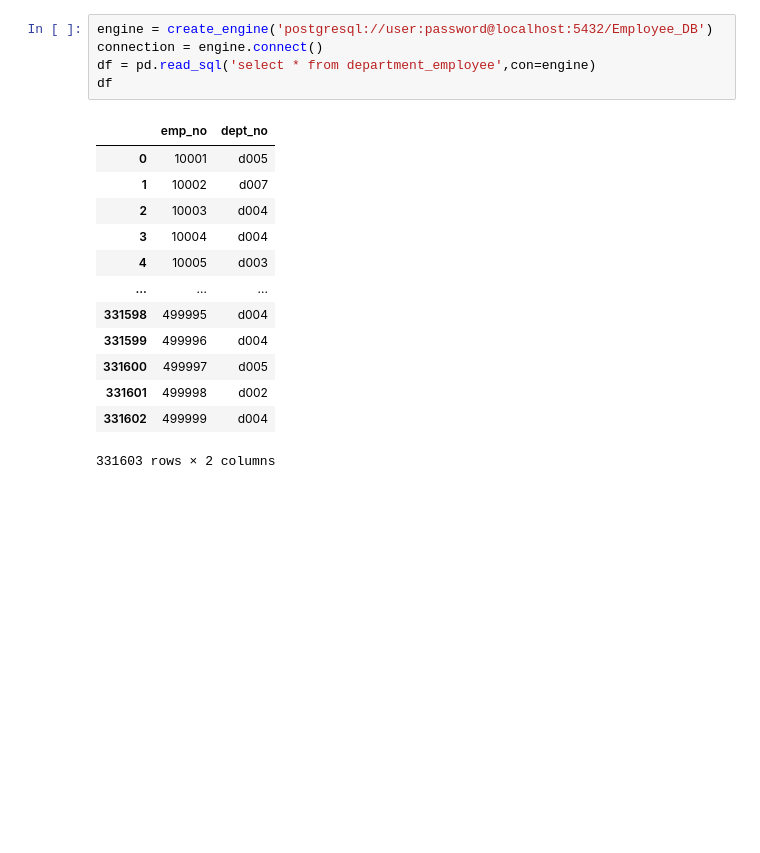
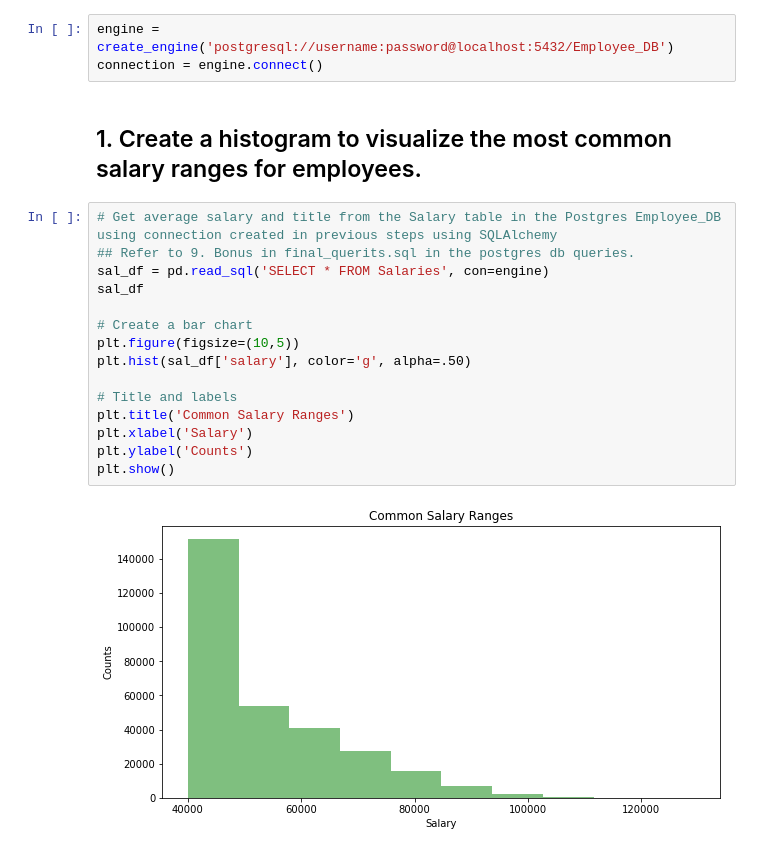
Before and after one commit to tarakp/Data_Analytics, a Jupyter notebook: 09-SQL Challenge/EmployeeSQL/Bonus-Data Engineering.ipynb, the cells around one changed output. Drawn from its saved outputs; the diff is of its cells as text; blank space fills up the shorter version.

Commit message:
bonus .ipynb & Final quries

```diff
--- a/09-SQL Challenge/EmployeeSQL/Bonus-Data Engineering.ipynb
+++ b/09-SQL Challenge/EmployeeSQL/Bonus-Data Engineering.ipynb
@@ -5,19 +14,22 @@ from sqlalchemy import create_engine
 # %%
-engine = create_engine('postgresql://user:password@localhost:5432/Employee_DB')
+engine = create_engine('postgresql://username:password@localhost:5432/Employee_DB')
 connection = engine.connect()
-df = pd.read_sql('select * from department_employee',con=engine)
-df
-# %% [output]
-|  | emp_no | dept_no |
-| 0 | 10001 | d005 |
-| 1 | 10002 | d007 |
-| 2 | 10003 | d004 |
-| 3 | 10004 | d004 |
-| 4 | 10005 | d003 |
-| ... | ... | ... |
-| 331598 | 499995 | d004 |
-| 331599 | 499996 | d004 |
-| 331600 | 499997 | d005 |
-| 331601 | 499998 | d002 |
-| 331602 | 499999 | d004 |
-331603 rows × 2 columns
+# %% [markdown]
+## 1. Create a histogram to visualize the most common salary ranges for employees.
+# %%
+# Get average salary and title from the Salary table in the Postgres Employee_DB using connection created in previous steps using SQLAlchemy
+## Refer to 9. Bonus in final_querits.sql in the postgres db queries.
+sal_df = pd.read_sql('SELECT * FROM Salaries', con=engine)
+sal_df
+
+# Create a bar chart
+plt.figure(figsize=(10,5))
+plt.hist(sal_df['salary'], color='g', alpha=.50)
+
+# Title and labels
+plt.title('Common Salary Ranges')
+plt.xlabel('Salary')
+plt.ylabel('Counts')
+plt.show()
+# %% [output]
+[figure, added]
```
Also changed, not shown: parts of 4 cells of this notebook, 1 other file.
